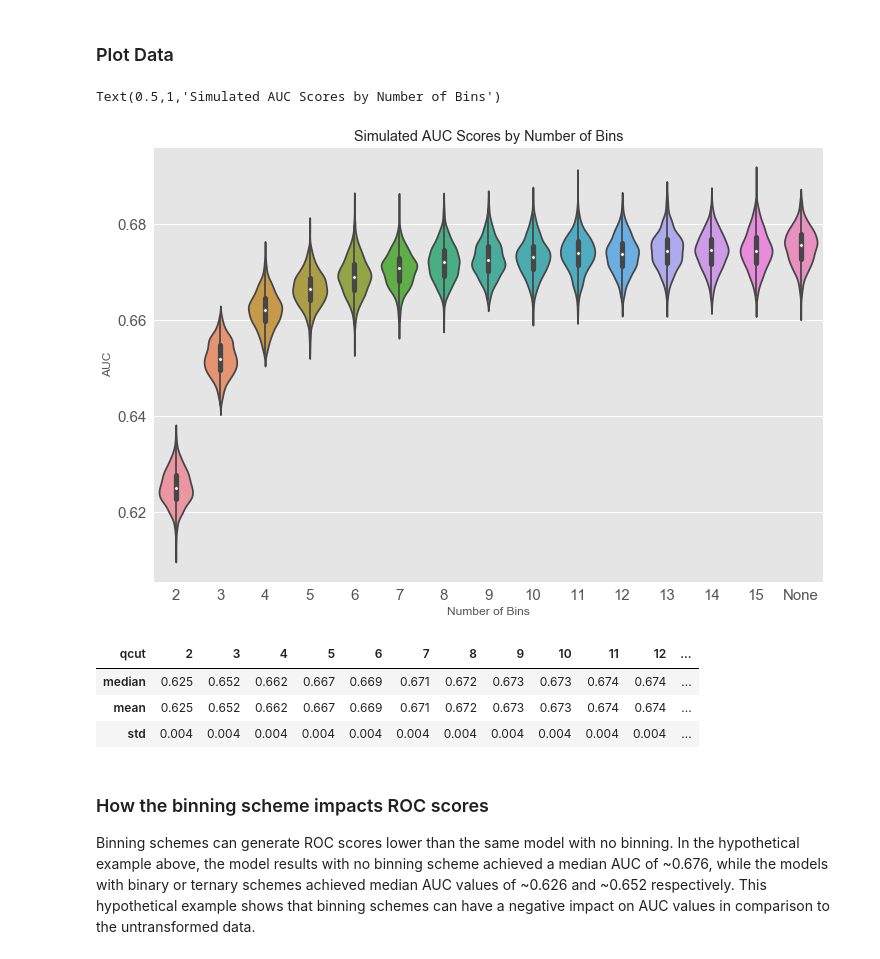
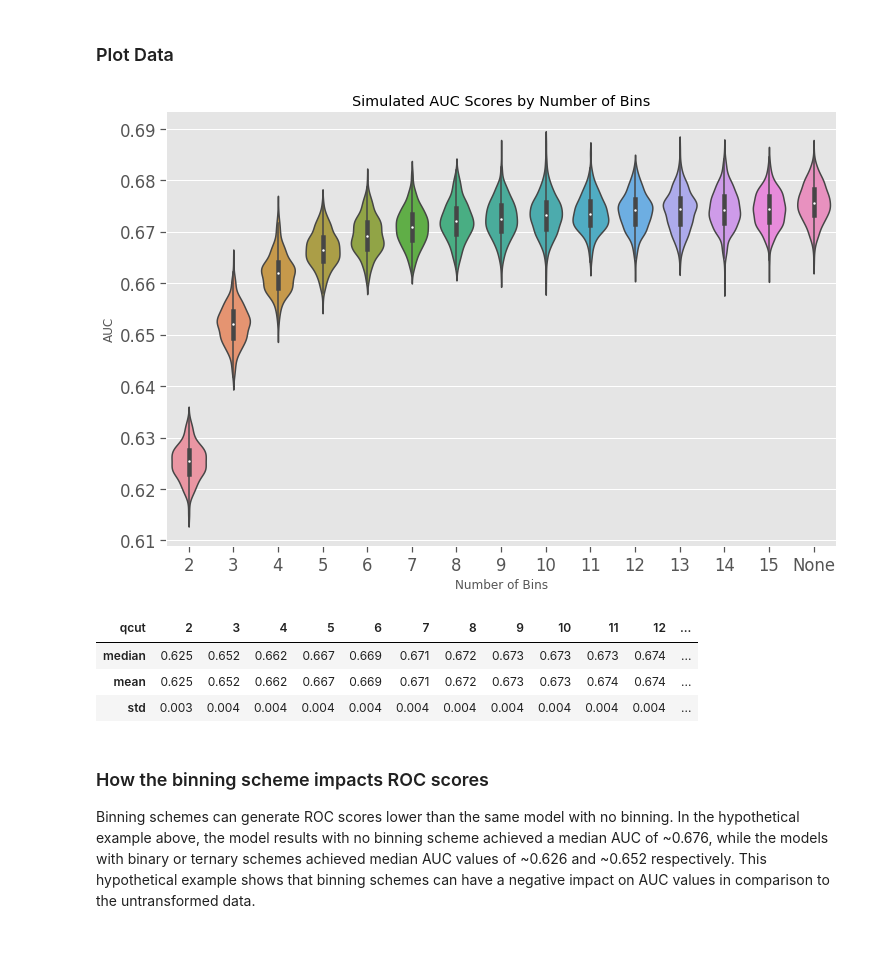
Before and after one commit to pmbaumgartner/binder-notebooks, a Jupyter notebook: output-transformations-roc-impact.ipynb, the cells around one changed output. Cells and saved outputs as stored; diff of their text form; code cells hidden in the pictures.

```diff
--- a/output-transformations-roc-impact.ipynb
+++ b/output-transformations-roc-impact.ipynb
@@ -33,12 +30,17 @@ This analysis is comprised of 3 parts:
 The final dataset ProPublica uses doesn't have the raw score, but they do provide the raw COMPAS data, which we will merge into the clean dataset. I couldn't find a clear ID or case number to merge on at a glance, so we're merging on `first name`, `last name`, and `compas screening date`. This merging scheme may lead to some discrepancies between the dataset ProPublica used for analysis, but should match most cases in general. In general, I follow [their process](https://github.com/propublica/compas-analysis/blob/master/Compas%20Analysis.ipynb) of filtering observations based on data quality assumptions.
 # %%
 import pandas as pd
-import seaborn as sns; sns.set_context('notebook', font_scale=1.5);
-import matplotlib.pyplot as plt; plt.style.use('ggplot')
+import seaborn as sns
+
+sns.set_context("notebook", font_scale=1.5)
+import matplotlib.pyplot as plt
+
+plt.style.use("ggplot")
 import numpy as np
 import scipy
 
 from sklearn.metrics import roc_auc_score
+
 %matplotlib inline
 # %%
 def read_pp_compas_data(csv_url):
@@ -241,25 +285,31 @@ def run_simulations(alpha_pos, alpha_neg, beta, qcuts, sample_size, n_sims):
             sim_data.append(data)
     return pd.DataFrame(sim_data)
 # %%
-sim_df = run_simulations(alpha_pos=3.5, alpha_neg=2, beta=2, qcuts=range(2, 16), sample_size=10000, n_sims=500)
+sim_df = run_simulations(
+    alpha_pos=3.5,
+    alpha_neg=2,
+    beta=2,
+    qcuts=range(2, 16),
+    sample_size=10000,
+    n_sims=500,
+)
 # %% [markdown]
 ### Plot Data
 # %%
 d = pd.DataFrame(sim_df)
-sns.plt.figure(figsize=(12,8))
-sns.violinplot(data=d, x='qcut', y='AUC');
-sns.plt.xlabel('Number of Bins')
-sns.plt.title('Simulated AUC Scores by Number of Bins')
+fig, ax = plt.subplots(figsize=(12, 8))
+sns.violinplot(data=d, x="qcut", y="AUC", ax=ax)
+ax.set_xlabel("Number of Bins")
+ax.set_title("Simulated AUC Scores by Number of Bins");
 # %% [output]
-Text(0.5,1,'Simulated AUC Scores by Number of Bins')
-[figure, old version]
+[figure, new version]
 # %%
-pd.DataFrame(d.groupby('qcut')['AUC'].agg(['median', 'mean', 'std']).round(3)).T
+pd.DataFrame(d.groupby("qcut")["AUC"].agg(["median", "mean", "std"]).round(3)).T
 # %% [output]
 | qcut | 2 | 3 | 4 | 5 | 6 | 7 | 8 | 9 | 10 | 11 | 12 | ... |
-| median | 0.625 | 0.652 | 0.662 | 0.667 | 0.669 | 0.671 | 0.672 | 0.673 | 0.673 | 0.674 | 0.674 | ... |
+| median | 0.625 | 0.652 | 0.662 | 0.667 | 0.669 | 0.671 | 0.672 | 0.673 | 0.673 | 0.673 | 0.674 | ... |
 | mean | 0.625 | 0.652 | 0.662 | 0.667 | 0.669 | 0.671 | 0.672 | 0.673 | 0.673 | 0.674 | 0.674 | ... |
-| std | 0.004 | 0.004 | 0.004 | 0.004 | 0.004 | 0.004 | 0.004 | 0.004 | 0.004 | 0.004 | 0.004 | ... |
+| std | 0.003 | 0.004 | 0.004 | 0.004 | 0.004 | 0.004 | 0.004 | 0.004 | 0.004 | 0.004 | 0.004 | ... |
 # %% [markdown]
 ### How the binning scheme impacts ROC scores
 Binning schemes can generate ROC scores lower than the same model with no binning. In the hypothetical example above, the model results with no binning scheme achieved a median AUC of ~0.676, while the models with binary or ternary schemes achieved median AUC values of ~0.626 and ~0.652 respectively. This hypothetical example shows that binning schemes can have a negative impact on AUC values in comparison to the untransformed data.
```
Also changed, not shown: parts of 17 cells of this notebook, 2 other files.
